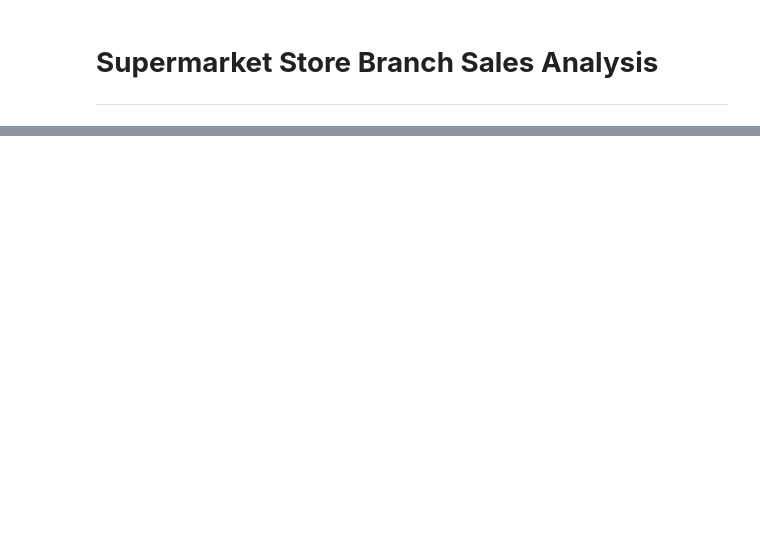
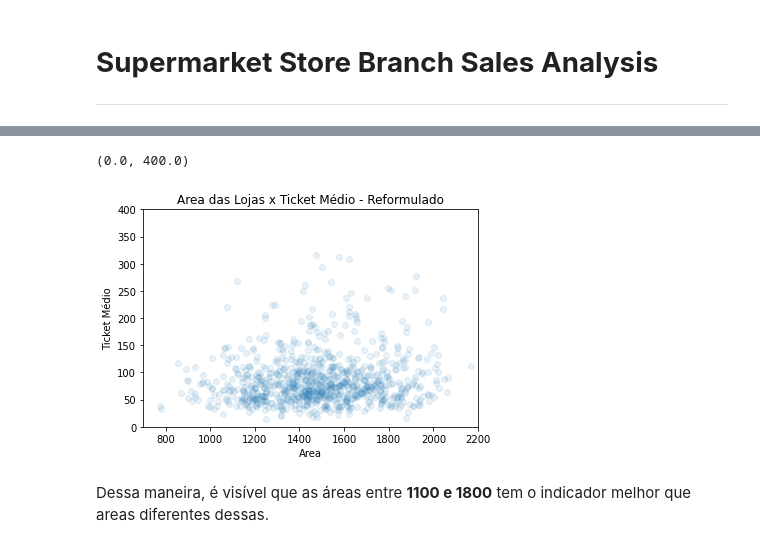
Before and after one commit to vinigm/Portfolio, a Jupyter notebook: 1_Supermarket.ipynb, the cells around one changed output, grey strips where cells are left out. Saved outputs shown, nothing was run; the diff lists cells and outputs as text; code cells hidden in the pictures; blank space fills up the shorter version.

```diff
--- a/1_Supermarket.ipynb
+++ b/1_Supermarket.ipynb
@@ -100,0 +100,14 @@ plt.scatter(data['Store_Area'], data['ticketmedio'], alpha=0.1)
+# %%
+# Setando os intervalos de X e Y para focar no intervalo de maior concentração
+
+plt.scatter(data['Store_Area'], data['ticketmedio'], alpha=0.1)
+plt.title('Area das Lojas x Ticket Médio - Reformulado')
+plt.xlabel('Area')
+plt.ylabel('Ticket Médio')
+plt.xlim(700, 2200)
+plt.ylim(0, 400)
+# %% [output]
+(0.0, 400.0)
+[figure, added]
+# %% [markdown]
+Dessa maneira, é visível que as áreas entre **1100 e 1800** tem o indicador melhor que areas diferentes dessas.
```
Also changed, not shown: parts of 27 cells of this notebook.
